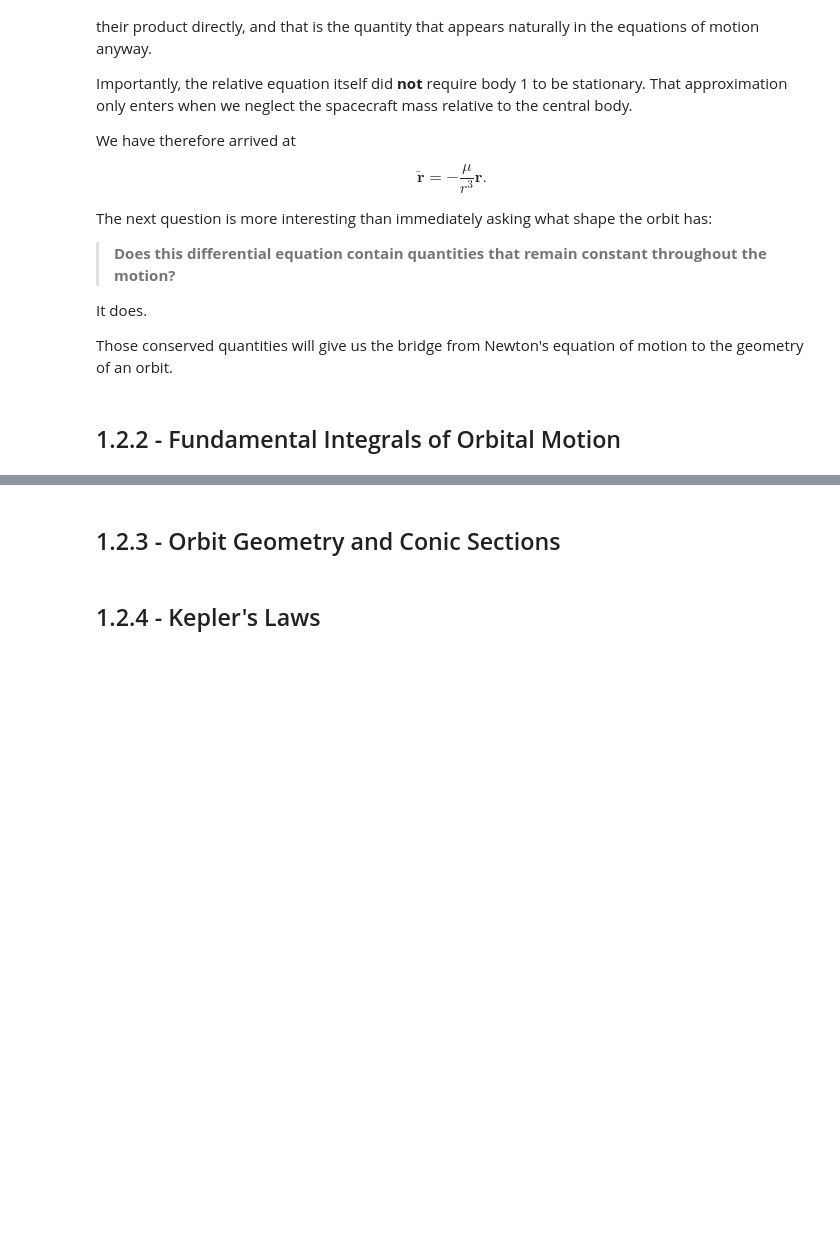
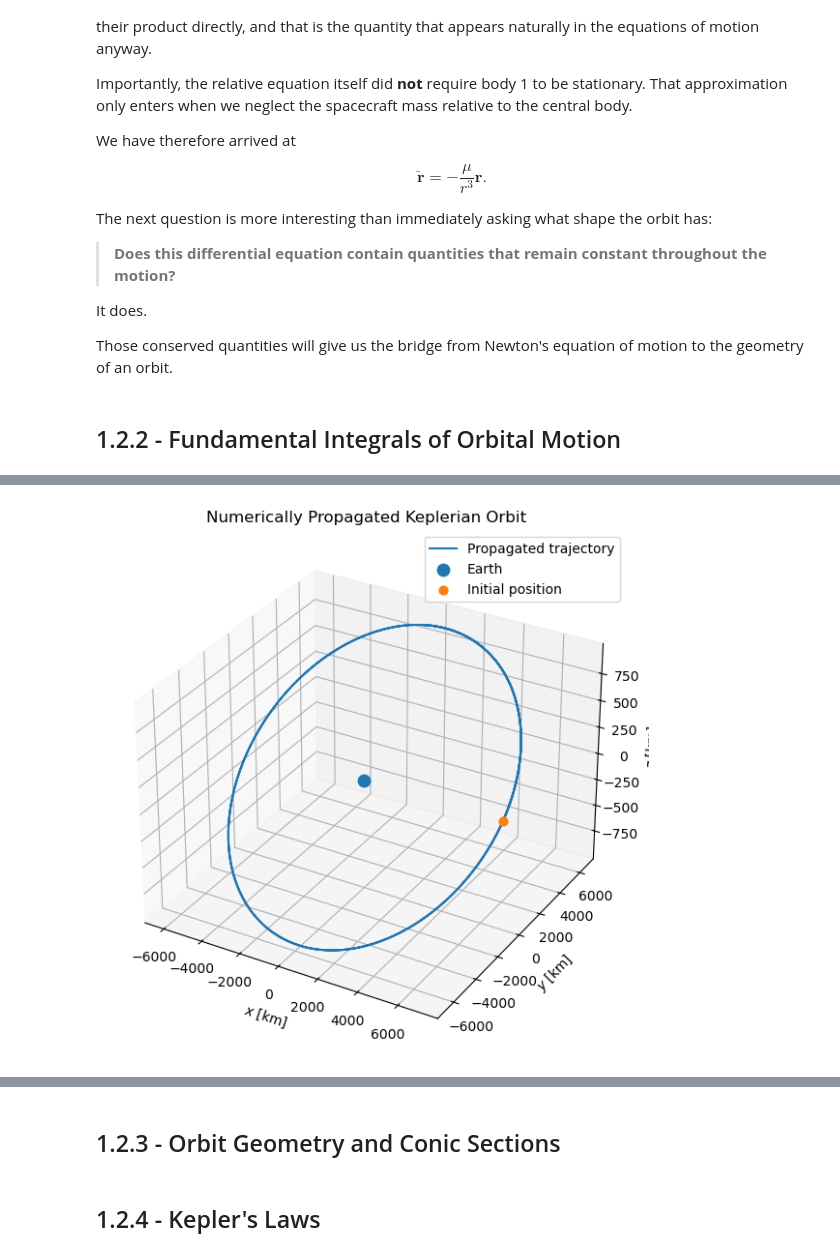
Before and after one commit to johnm3398/Spacecraft-Dynamics-and-Control, a Jupyter notebook: 03_spacecraft_formation_relative_orbits_specialization/01_relative_motion_kinematics_and_kinetics/Module 1 - Revisiting Basics of Keplerian Motion.ipynb, the cells around one changed output, grey strips where cells are left out. Saved outputs shown, nothing was run; the diff lists cells and outputs as text; code cells hidden in the pictures; blank space fills up the shorter version.

```diff
--- a/03_spacecraft_formation_relative_orbits_specialization/01_relative_motion_kinematics_and_kinetics/Module 1 - Revisiting Basics of Keplerian Motion.ipynb
+++ b/03_spacecraft_formation_relative_orbits_specialization/01_relative_motion_kinematics_and_kinetics/Module 1 - Revisiting Basics of Keplerian Motion.ipynb
@@ -3591,0 +3998,76 @@ Those conserved quantities will give us the bridge from Newton's equation of mot
+# %%
+# Numerical two-body propagation used to test the conserved quantities.
+
+from scipy.integrate import solve_ivp
+
+# Earth gravitational parameter [km^3/s^2].
+mu = 398600.4418
+
+# Choose a deliberately non-circular, inclined initial state so that the
+# conserved quantities have something non-trivial to preserve.
+r_0 = np.array([7000.0, 0.0, 0.0])
+v_0 = np.array([0.0, 7.2, 1.0])
+
+state_0 = np.hstack((r_0, v_0))
+
+
+def two_body_eom(t, state):
+    """Return the first-order form of the Keplerian two-body equations."""
+    r = state[:3]
+    v = state[3:]
+
+    r_mag = np.linalg.norm(r)
+    a = -mu * r / r_mag**3
+
+    return np.hstack((v, a))
+
+
+t_span = (0.0, 12000.0)
+t_eval = np.linspace(*t_span, 2000)
+
+solution = solve_ivp(
+    two_body_eom,
+    t_span,
+    state_0,
+    t_eval=t_eval,
+    method="DOP853",
+    rtol=1e-11,
+    atol=1e-13,
+)
+
+if not solution.success:
+    raise RuntimeError(solution.message)
+
+r_history = solution.y[:3].T
+v_history = solution.y[3:].T
+
+# Quick numerical sanity check.
+print(f"Propagation successful : {solution.success}")
+print(f"States propagated      : {len(solution.t)}")
+print(f"Initial radius         : {np.linalg.norm(r_history[0]):.3f} km")
+print(f"Initial speed          : {np.linalg.norm(v_history[0]):.3f} km/s")
+print(f"Final radius           : {np.linalg.norm(r_history[-1]):.3f} km")
+print(f"Final speed            : {np.linalg.norm(v_history[-1]):.3f} km/s")
+
+# Visualise the trajectory generated by the two-body dynamics.
+fig = plt.figure(figsize=(8, 7))
+ax = fig.add_subplot(111, projection="3d")
+
+ax.plot(
+    r_history[:, 0],
+    r_history[:, 1],
+    r_history[:, 2],
+    label="Propagated trajectory",
+)
+
+ax.scatter(0.0, 0.0, 0.0, s=80, label="Earth")
+ax.scatter(*r_history[0], s=40, label="Initial position")
+
+ax.set_xlabel(r"$x$ [km]")
+ax.set_ylabel(r"$y$ [km]")
+ax.set_zlabel(r"$z$ [km]")
+ax.set_title("Numerically Propagated Keplerian Orbit")
+ax.legend()
+
+plt.show()
+# %% [output]
@@ -3591,0 +4080 @@ Those conserved quantities will give us the bridge from Newton's equation of mot
+[figure, added]
```
Also changed, not shown: parts of 14 cells of this notebook.
